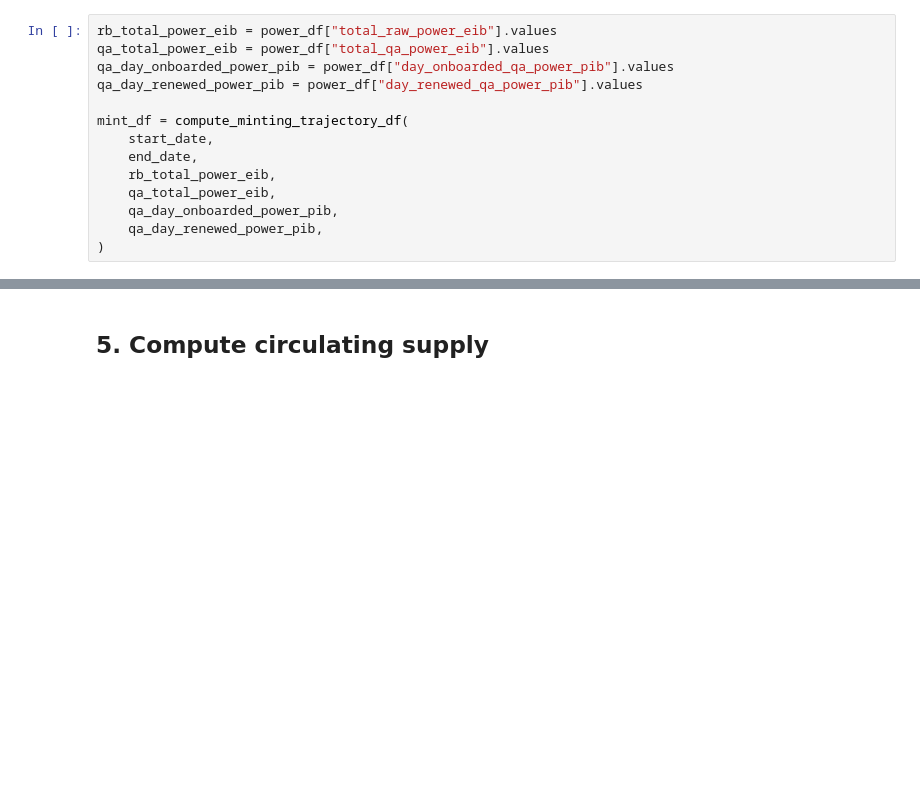
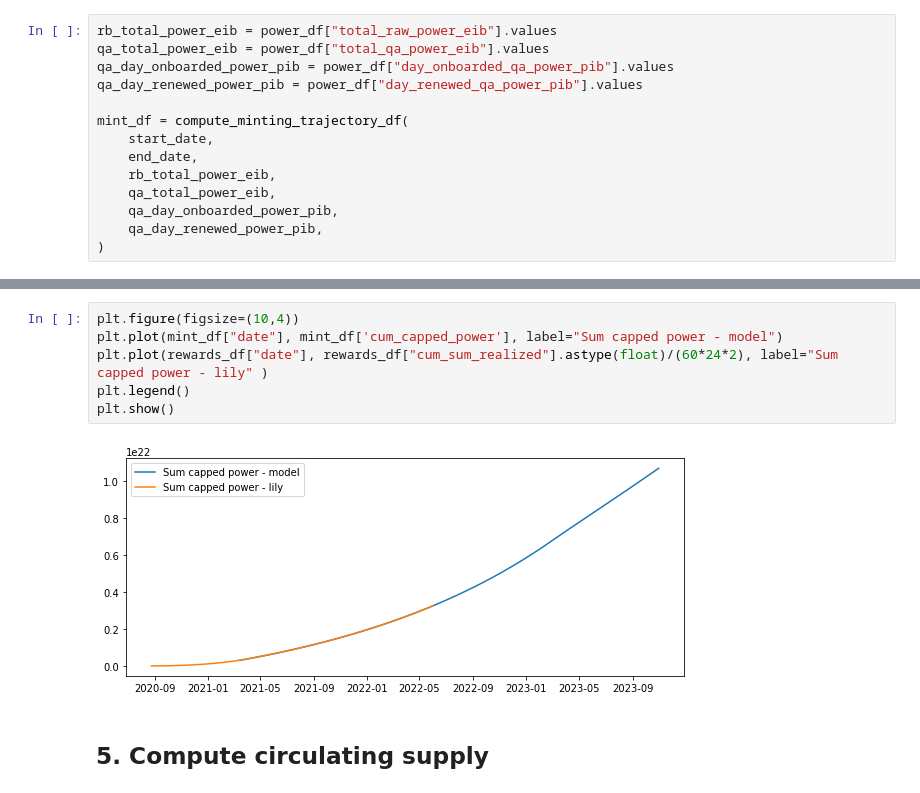
Before and after one commit to protocol/filecoin-mecha-twin, a Jupyter notebook: notebooks/backtest.ipynb, the cells around one changed output, grey strips where cells are left out. Cells and saved outputs as stored; diff of their text form; blank space fills up the shorter version.

```diff
--- a/notebooks/backtest.ipynb
+++ b/notebooks/backtest.ipynb
@@ -205,3 +219,11 @@ plt.show()
+# %%
+plt.figure(figsize=(10,4))
+plt.plot(mint_df["date"], mint_df['cum_capped_power'], label="Sum capped power - model")
+plt.plot(rewards_df["date"], rewards_df["cum_sum_realized"].astype(float)/(60*24*2), label="Sum capped power - lily" )
+plt.legend()
+plt.show()
+# %% [output]
+[figure, added]
 # %% [markdown]
 ## 5. Compute circulating supply
 # %%
```
Also changed, not shown: parts of 7 cells of this notebook, 1 other file.
